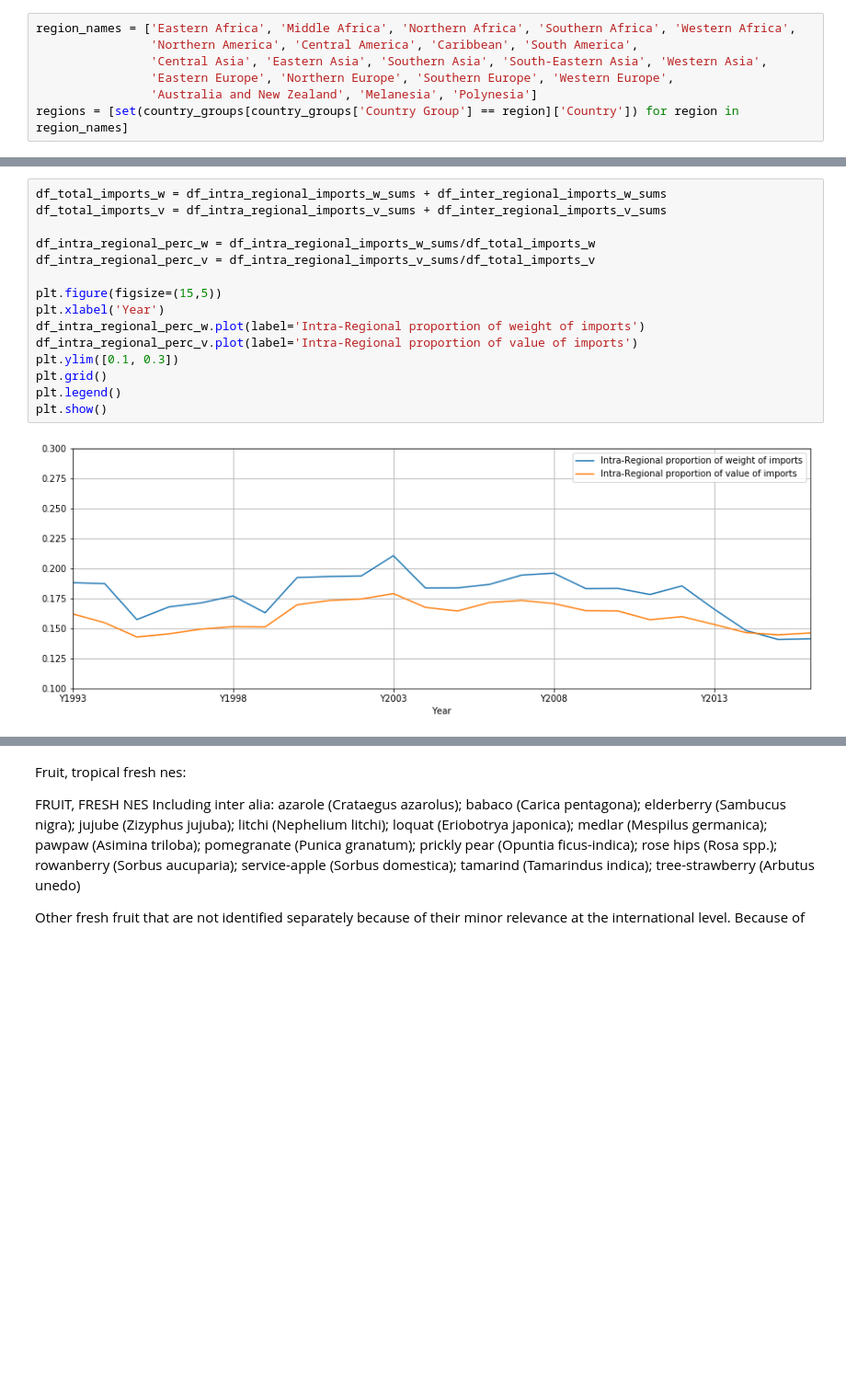
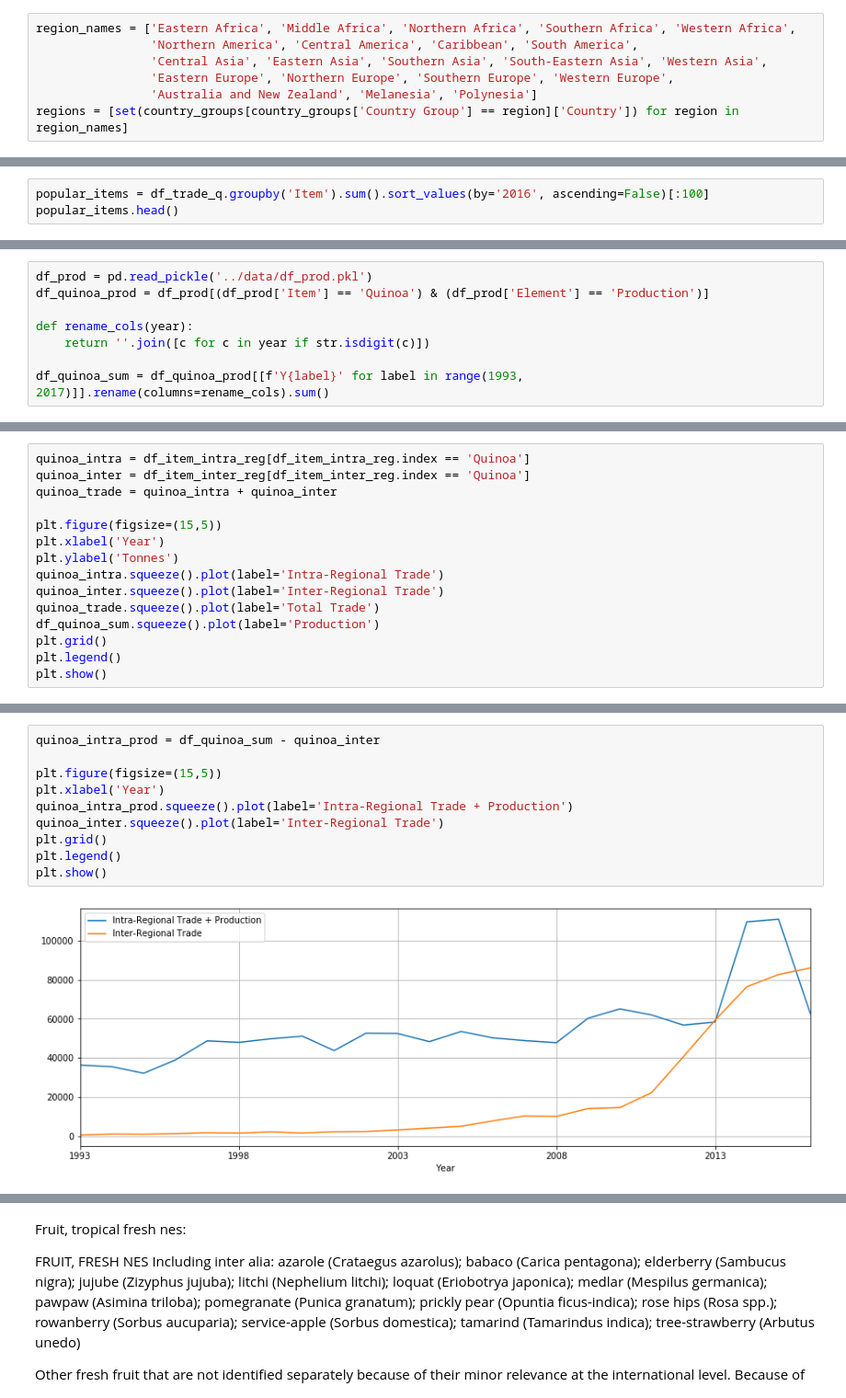
Before and after one commit to n-poulsen/GranADA, a Jupyter notebook: exploration/GlobalTradeChanges.ipynb, the cells around one changed output, grey strips where cells are left out. Shown at 92% size. Saved outputs shown, nothing was run; the diff lists cells and outputs as text; blank space fills up the shorter version.

```diff
--- a/exploration/GlobalTradeChanges.ipynb
+++ b/exploration/GlobalTradeChanges.ipynb
@@ -317,0 +301,3 @@ plot_trade(df_inter_regional_imports_w_sums, df_inter_regional_imports_v_sums, '
+# %%
+popular_items = df_trade_q.groupby('Item').sum().sort_values(by='2016', ascending=False)[:100]
+popular_items.head()
@@ -317,0 +375,8 @@ plot_trade(df_inter_regional_imports_w_sums, df_inter_regional_imports_v_sums, '
+# %%
+df_prod = pd.read_pickle('../data/df_prod.pkl')
+df_quinoa_prod = df_prod[(df_prod['Item'] == 'Quinoa') & (df_prod['Element'] == 'Production')]
+
+def rename_cols(year):
+    return ''.join([c for c in year if str.isdigit(c)])
+
+df_quinoa_sum = df_quinoa_prod[[f'Y{label}' for label in range(1993, 2017)]].rename(columns=rename_cols).sum()
@@ -317,0 +390,15 @@ plot_trade(df_inter_regional_imports_w_sums, df_inter_regional_imports_v_sums, '
+# %%
+quinoa_intra = df_item_intra_reg[df_item_intra_reg.index == 'Quinoa']
+quinoa_inter = df_item_inter_reg[df_item_inter_reg.index == 'Quinoa']
+quinoa_trade = quinoa_intra + quinoa_inter
+
+plt.figure(figsize=(15,5))
+plt.xlabel('Year')
+plt.ylabel('Tonnes')
+quinoa_intra.squeeze().plot(label='Intra-Regional Trade')
+quinoa_inter.squeeze().plot(label='Inter-Regional Trade')
+quinoa_trade.squeeze().plot(label='Total Trade')
+df_quinoa_sum.squeeze().plot(label='Production')
+plt.grid()
+plt.legend()
+plt.show()
@@ -318,17 +407,12 @@ plot_trade(df_inter_regional_imports_w_sums, df_inter_regional_imports_v_sums, '
 # %%
-df_total_imports_w = df_intra_regional_imports_w_sums + df_inter_regional_imports_w_sums
-df_total_imports_v = df_intra_regional_imports_v_sums + df_inter_regional_imports_v_sums
-
-df_intra_regional_perc_w = df_intra_regional_imports_w_sums/df_total_imports_w
-df_intra_regional_perc_v = df_intra_regional_imports_v_sums/df_total_imports_v
+quinoa_intra_prod = df_quinoa_sum - quinoa_inter
 
 plt.figure(figsize=(15,5))
 plt.xlabel('Year')
-df_intra_regional_perc_w.plot(label='Intra-Regional proportion of weight of imports')
-df_intra_regional_perc_v.plot(label='Intra-Regional proportion of value of imports')
-plt.ylim([0.1, 0.3])
+quinoa_intra_prod.squeeze().plot(label='Intra-Regional Trade + Production')
+quinoa_inter.squeeze().plot(label='Inter-Regional Trade')
 plt.grid()
 plt.legend()
 plt.show()
 # %% [output]
-[figure, old version]
+[figure, new version]
```
Also changed, not shown: parts of 27 cells of this notebook, 1 other file.
